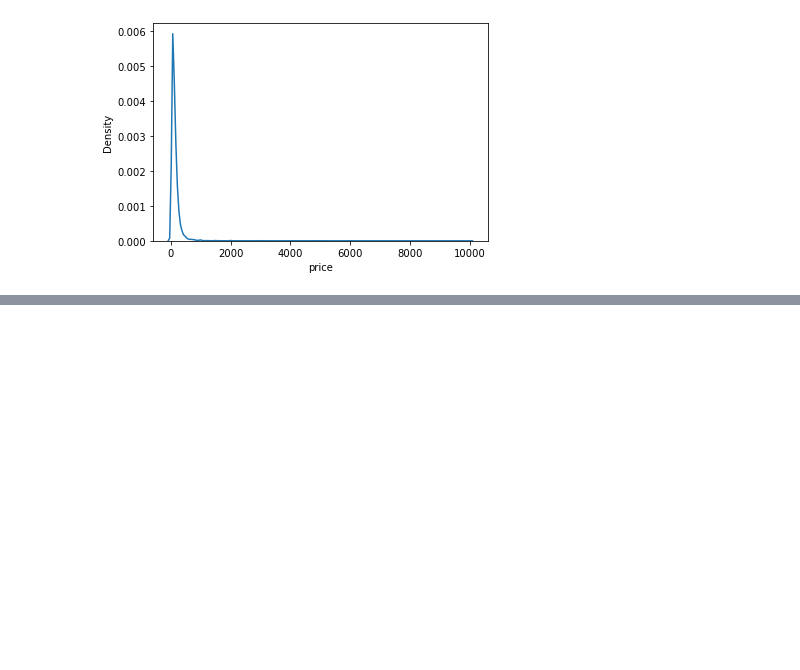
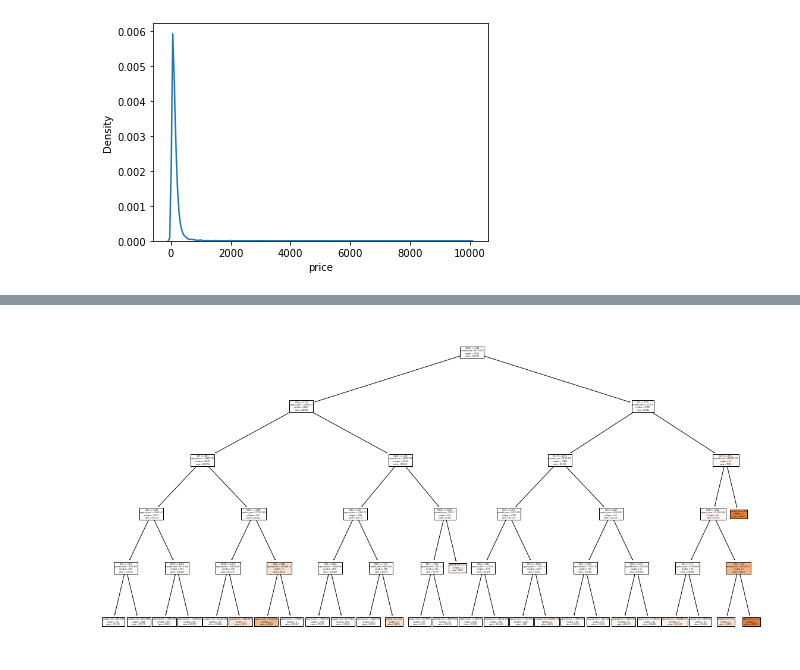
Before and after one commit to suhasmaddali/Airbnb-Home-Prices-Prediction, a Jupyter notebook: Airbnb Home Prices Prediction Project.ipynb, the cells around one changed output, grey strips where cells are left out. Drawn from its saved outputs; the diff is of its cells as text; code cells hidden in the pictures; blank space fills up the shorter version.

```diff
--- a/Airbnb Home Prices Prediction Project.ipynb
+++ b/Airbnb Home Prices Prediction Project.ipynb
@@ -647,0 +650,12 @@ mean_absolute_error(y_predictions, y_test)
+# %%
+best_max_depth = 5
+# %%
+model = DecisionTreeRegressor(max_depth = best_max_depth)
+model.fit(X_train_scaled, y_train)
+y_predictions = model.predict(X_test_scaled)
+# %%
+plt.figure(figsize = (20, 10))
+tree.plot_tree(model, filled = True)
+plt.show()
+# %% [output]
+[figure, added]
```
Also changed, not shown: parts of 51 cells of this notebook.
